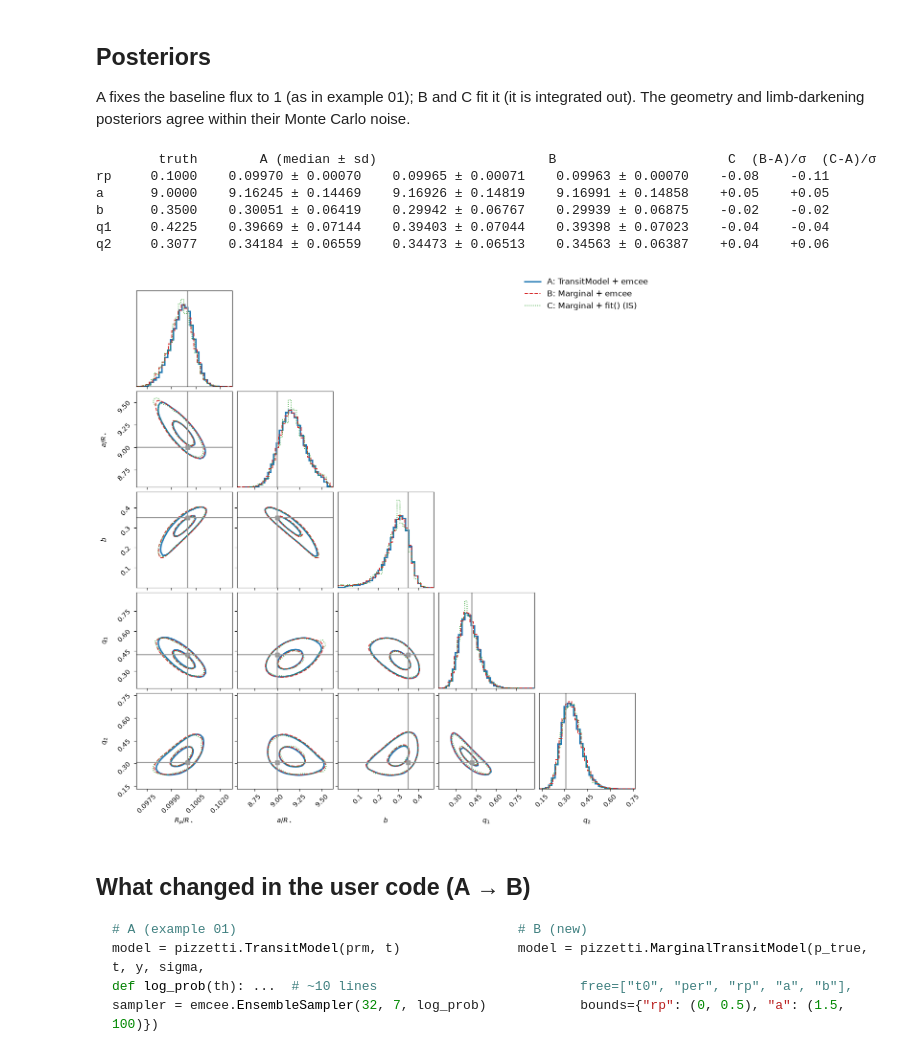
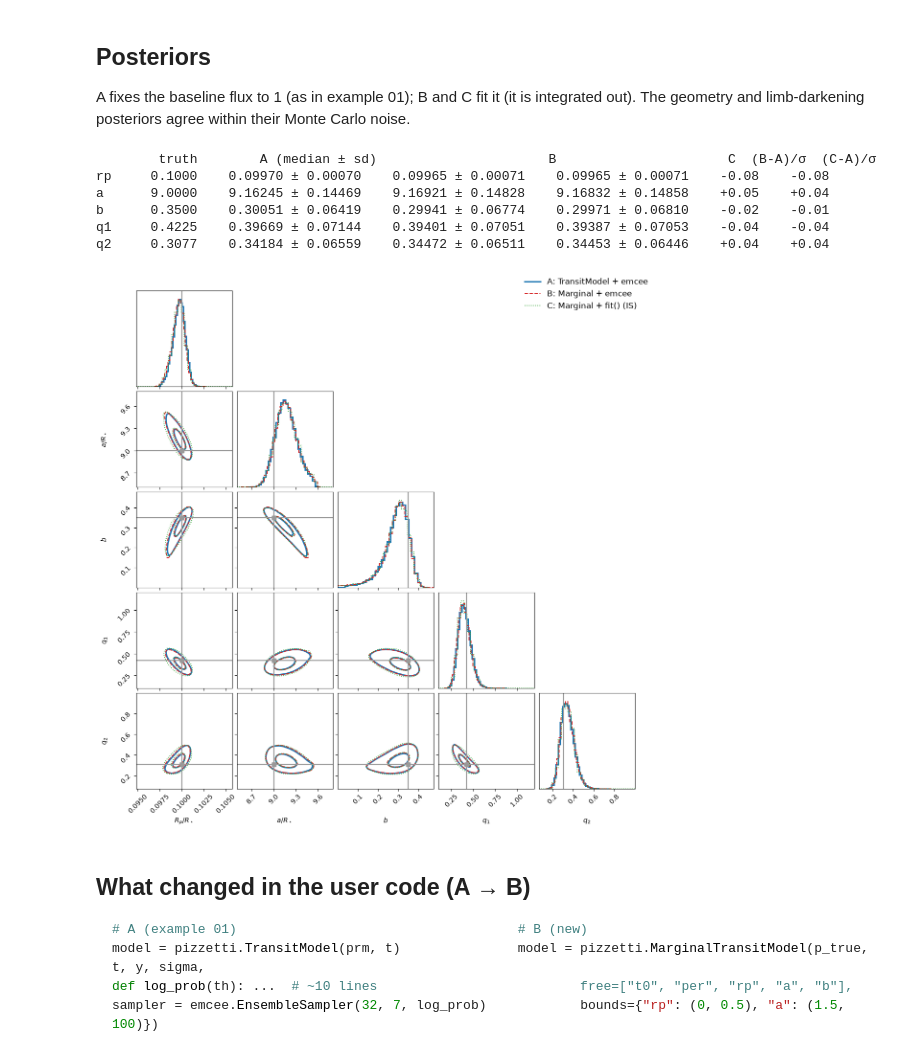
Before and after one commit to hippke/pizzetti, a Jupyter notebook: examples/03_marginal_emcee_vs_is.ipynb, the cells around one changed output. Saved outputs shown, nothing was run; the diff lists cells and outputs as text; code cells hidden in the pictures.

Commit message:
fit(): single systematic resampling of combined weights; corner of weighted draws (no resampling spikes)

```diff
--- a/examples/03_marginal_emcee_vs_is.ipynb
+++ b/examples/03_marginal_emcee_vs_is.ipynb
@@ -255,7 +258,8 @@ sel_A = chain_A
 lab = ["rp", "a", "b", "q1", "q2"]
 X_A = chain_A[:, [names.index(k) for k in lab]]
 X_B = chain_B[:, [sampler_B.labels.index(k) for k in lab]]
-X_C = result.samples[:, [result.labels.index(k) for k in lab]]
+X_C = result.samples[:, [result.labels.index(k) for k in lab]]          # equal weight (for the table)
+XW_C = result.weighted_samples[:, [result.labels.index(k) for k in lab]]  # exact weighted draws (plot)
 
 print(f"{'':4s} {'truth':>8s} {'A (median ± sd)':>22s} {'B':>22s} {'C':>22s} {'(B-A)/σ':>8s} {'(C-A)/σ':>8s}")
 tq = {"rp": truth["rp"], "a": truth["a"], "b": truth["b"], "q1": th0[5], "q2": th0[6]}
@@ -265,26 +269,26 @@ for j, k in enumerate(lab):
           f"{np.median(c):10.5f} ± {c.std():.5f} {(np.median(b) - np.median(a)) / a.std():+8.2f} {(np.median(c) - np.median(a)) / a.std():+8.2f}")
 # %% [output]
         truth        A (median ± sd)                      B                      C  (B-A)/σ  (C-A)/σ
-rp     0.1000    0.09970 ± 0.00070    0.09965 ± 0.00071    0.09963 ± 0.00070    -0.08    -0.11
-a      9.0000    9.16245 ± 0.14469    9.16926 ± 0.14819    9.16991 ± 0.14858    +0.05    +0.05
-b      0.3500    0.30051 ± 0.06419    0.29942 ± 0.06767    0.29939 ± 0.06875    -0.02    -0.02
-q1     0.4225    0.39669 ± 0.07144    0.39403 ± 0.07044    0.39398 ± 0.07023    -0.04    -0.04
-q2     0.3077    0.34184 ± 0.06559    0.34473 ± 0.06513    0.34563 ± 0.06387    +0.04    +0.06
+rp     0.1000    0.09970 ± 0.00070    0.09965 ± 0.00071    0.09965 ± 0.00071    -0.08    -0.08
+a      9.0000    9.16245 ± 0.14469    9.16921 ± 0.14828    9.16832 ± 0.14858    +0.05    +0.04
+b      0.3500    0.30051 ± 0.06419    0.29941 ± 0.06774    0.29971 ± 0.06810    -0.02    -0.01
+q1     0.4225    0.39669 ± 0.07144    0.39401 ± 0.07051    0.39387 ± 0.07053    -0.04    -0.04
+q2     0.3077    0.34184 ± 0.06559    0.34472 ± 0.06511    0.34453 ± 0.06446    +0.04    +0.04
 # %%
 labels = [r"$R_p/R_\star$", r"$a/R_\star$", r"$b$", r"$q_1$", r"$q_2$"]
 kw = dict(labels=labels, bins=30, smooth=1.0, levels=(0.393, 0.865), plot_datapoints=False,
           plot_density=False, truths=[tq[k] for k in lab], truth_color="0.6")
 fig = corner.corner(X_A, color="C0", hist_kwargs=dict(lw=2.2, density=True), contour_kwargs=dict(linewidths=2.2), **kw)
 corner.corner(X_B, fig=fig, color="C3", hist_kwargs=dict(lw=1.4, ls="--", density=True),
               contour_kwargs=dict(linewidths=1.4, linestyles="--"), **kw)
-corner.corner(X_C, fig=fig, color="C2", hist_kwargs=dict(lw=1.2, ls=":", density=True),
+corner.corner(XW_C, fig=fig, weights=result.weights, color="C2", hist_kwargs=dict(lw=1.2, ls=":", density=True),
               contour_kwargs=dict(linewidths=1.2, linestyles=":"), **kw)
 fig.legend(handles=[plt.Line2D([], [], color="C0", lw=2.2, label="A: TransitModel + emcee"),
                     plt.Line2D([], [], color="C3", lw=1.4, ls="--", label="B: Marginal + emcee"),
                     plt.Line2D([], [], color="C2", lw=1.2, ls=":", label="C: Marginal + fit() (IS)")],
            loc="upper right", fontsize=12, frameon=False);
 # %% [output]
-[figure, old version]
+[figure, new version]
 # %% [markdown]
 ## What changed in the user code (A → B)
 
```
Also changed, not shown: parts of 6 cells of this notebook, 1 other file.
